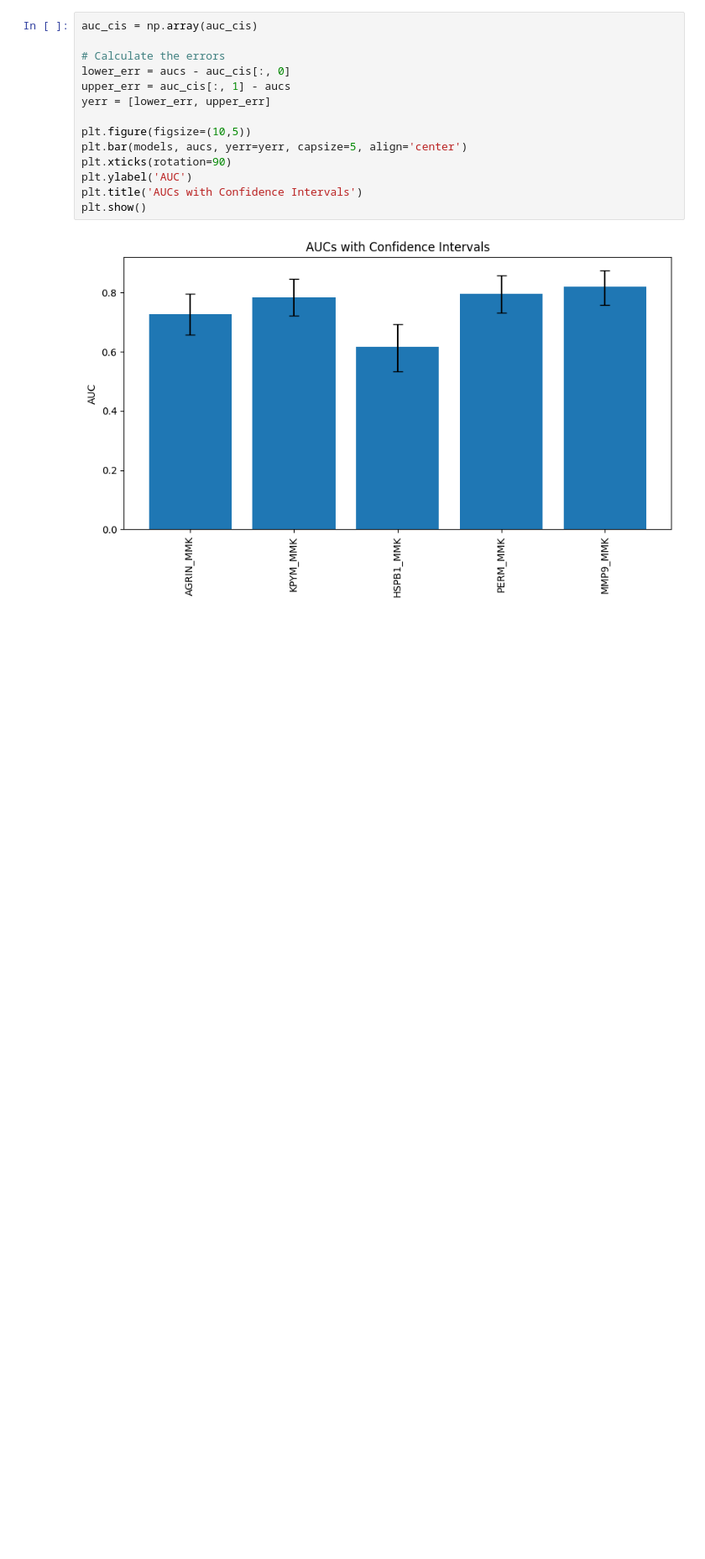
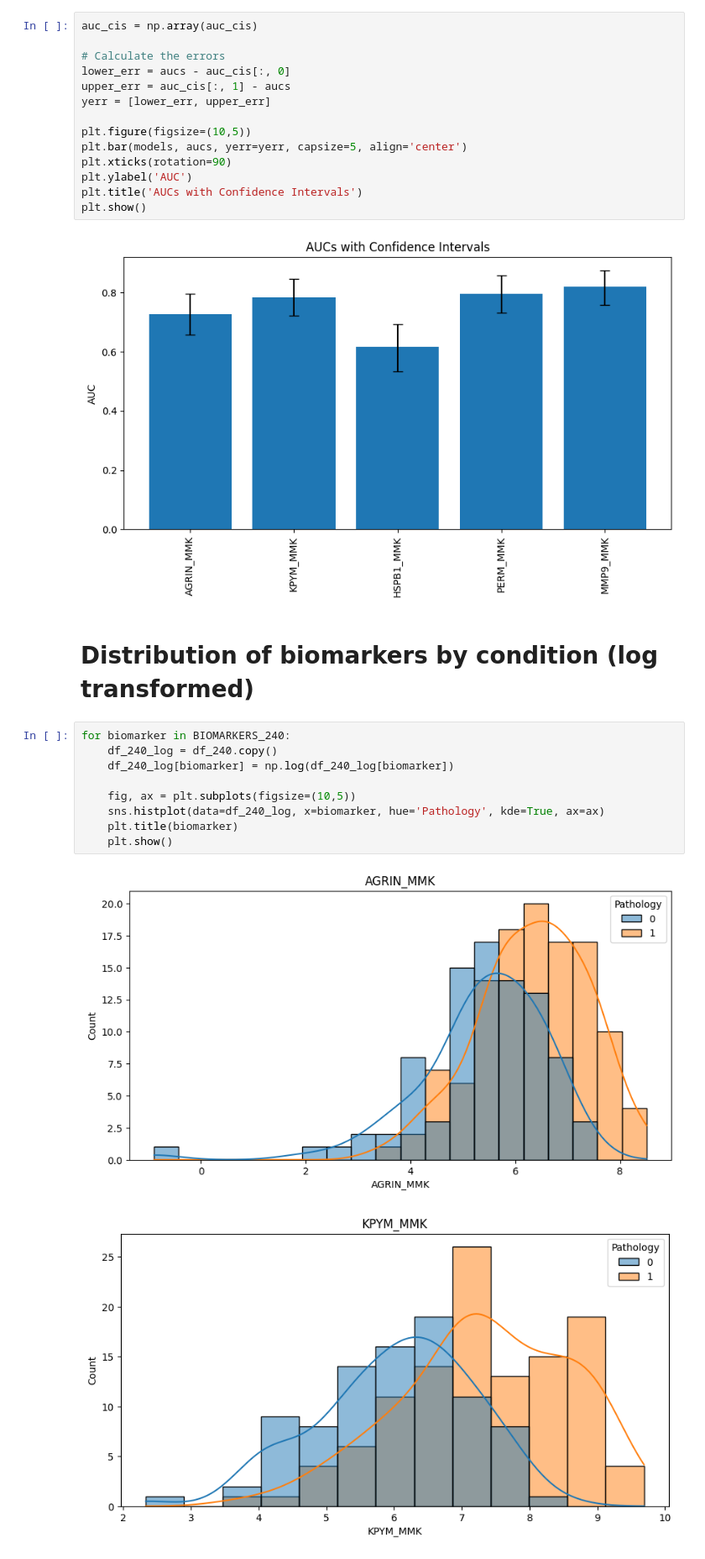
Before and after one commit to MiMARK-es/cohort-analysis, a Jupyter notebook: notebooks/240_mmk_2024_aucs_analysis.ipynb, the cells around one changed output. Shown at 84% size. Cells and saved outputs as stored; diff of their text form; blank space fills up the shorter version.

Commit message:
cohort 240 MMK 2024 AUCs bmk distributions

```diff
--- a/notebooks/240_mmk_2024_aucs_analysis.ipynb
+++ b/notebooks/240_mmk_2024_aucs_analysis.ipynb
@@ -245,3 +245,17 @@ plt.title('AUCs with Confidence Intervals')
 plt.show()
 # %% [output]
 [figure]
+# %% [markdown]
+# Distribution of biomarkers by condition (log transformed)
+# %%
+for biomarker in BIOMARKERS_240:
+    df_240_log = df_240.copy()
+    df_240_log[biomarker] = np.log(df_240_log[biomarker])
+
+    fig, ax = plt.subplots(figsize=(10,5))
+    sns.histplot(data=df_240_log, x=biomarker, hue='Pathology', kde=True, ax=ax)
+    plt.title(biomarker)
+    plt.show()
+# %% [output]
+[figure, added]
+[figure, added]
```
Also changed, not shown: parts of 1 cell of this notebook.
